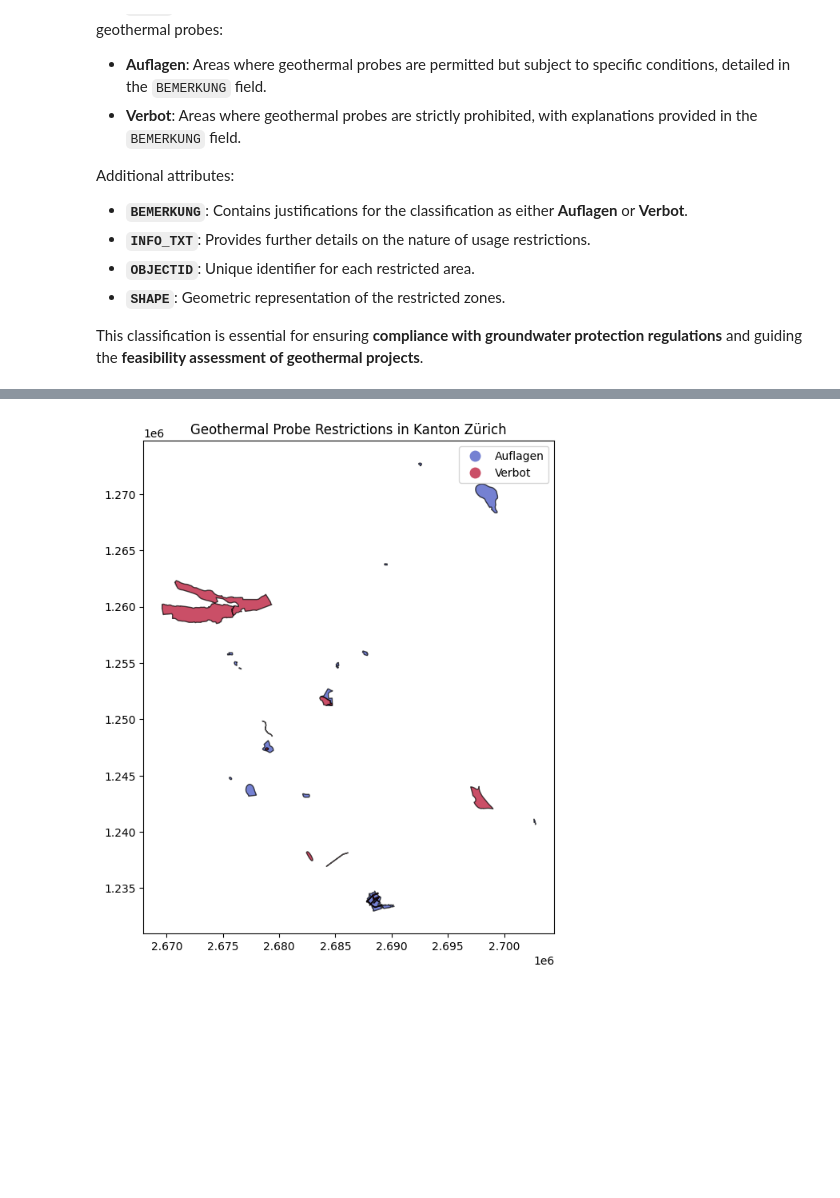
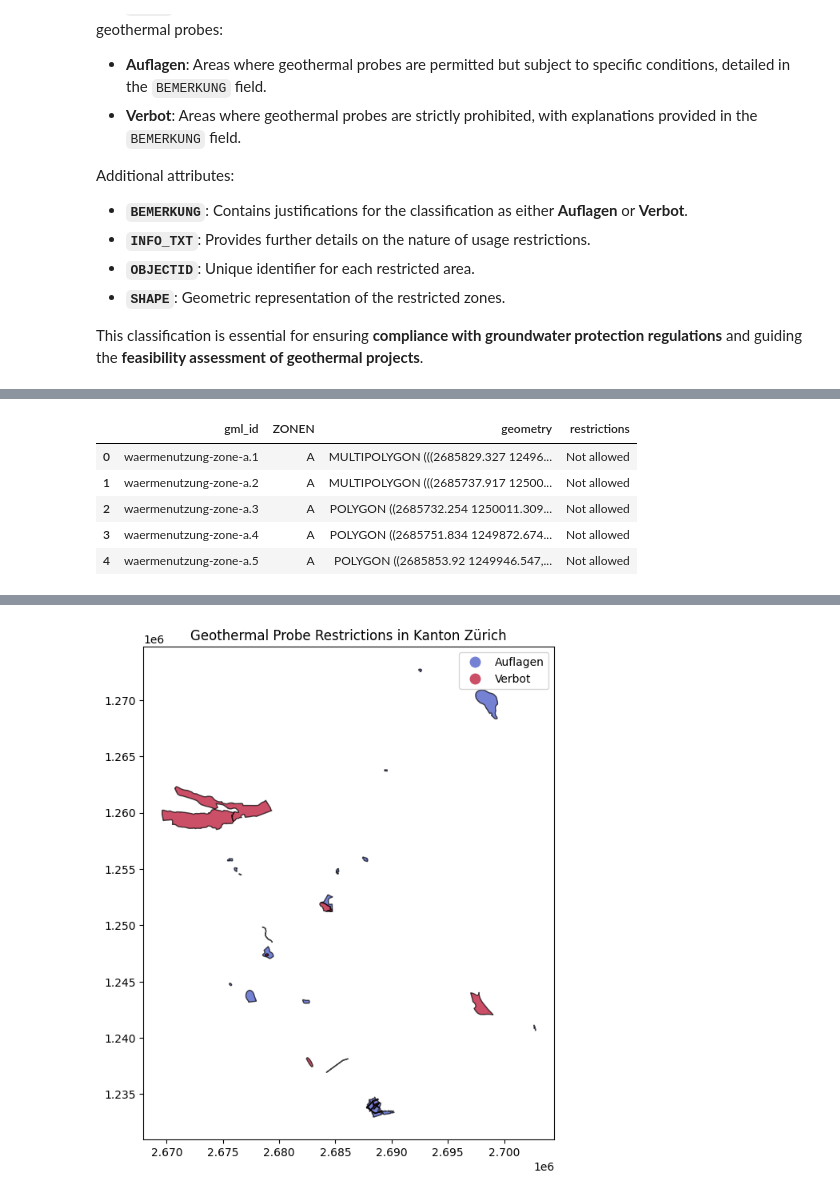
Before and after one commit to leinadher/GeoThesis, a Jupyter notebook: 02_extraction_zh_erdwärmezonen.ipynb, the cells around one changed output, grey strips where cells are left out. Saved outputs shown, nothing was run; the diff lists cells and outputs as text; code cells hidden in the pictures; blank space fills up the shorter version.

```diff
--- a/02_extraction_zh_erdwärmezonen.ipynb
+++ b/02_extraction_zh_erdwärmezonen.ipynb
@@ -249,0 +276,23 @@ This table from the legend of the [Wärmenutzungsatlas](https://maps.zh.ch/s/yfu
+# %%
+# Define restriction mapping
+restriction_mapping = {
+    "A": "Not allowed",
+    "B": "Not allowed",
+    "C": "Allowed with conditions (+c)",
+    "D": "Allowed with conditions (+c)",
+    "E": "Allowed with conditions (+c)",
+    "F": "Allowed (+)"
+}
+
+# Apply mapping to create the 'restrictions' column
+zh_waermenutzung_gdf["restrictions"] = zh_waermenutzung_gdf["ZONEN"].map(restriction_mapping)
+
+# Display updated dataset
+zh_waermenutzung_gdf.head()
+# %% [output]
+|  | gml_id | ZONEN | geometry | restrictions |
+| 0 | waermenutzung-zone-a.1 | A | MULTIPOLYGON (((2685829.327 12496... | Not allowed |
+| 1 | waermenutzung-zone-a.2 | A | MULTIPOLYGON (((2685737.917 12500... | Not allowed |
+| 2 | waermenutzung-zone-a.3 | A | POLYGON ((2685732.254 1250011.309... | Not allowed |
+| 3 | waermenutzung-zone-a.4 | A | POLYGON ((2685751.834 1249872.674... | Not allowed |
+| 4 | waermenutzung-zone-a.5 | A | POLYGON ((2685853.92 1249946.547,... | Not allowed |
```
Also changed, not shown: parts of 12 cells of this notebook.
